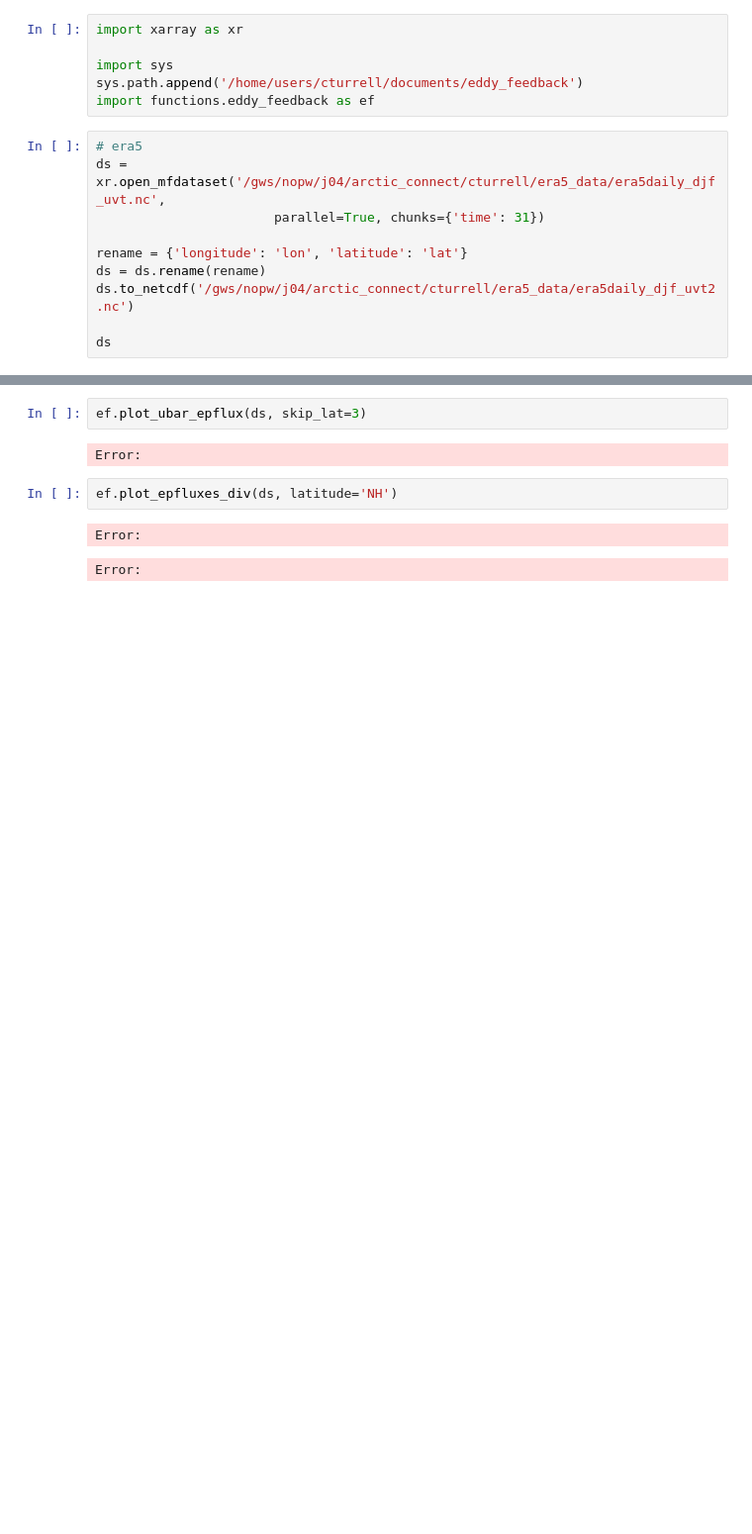
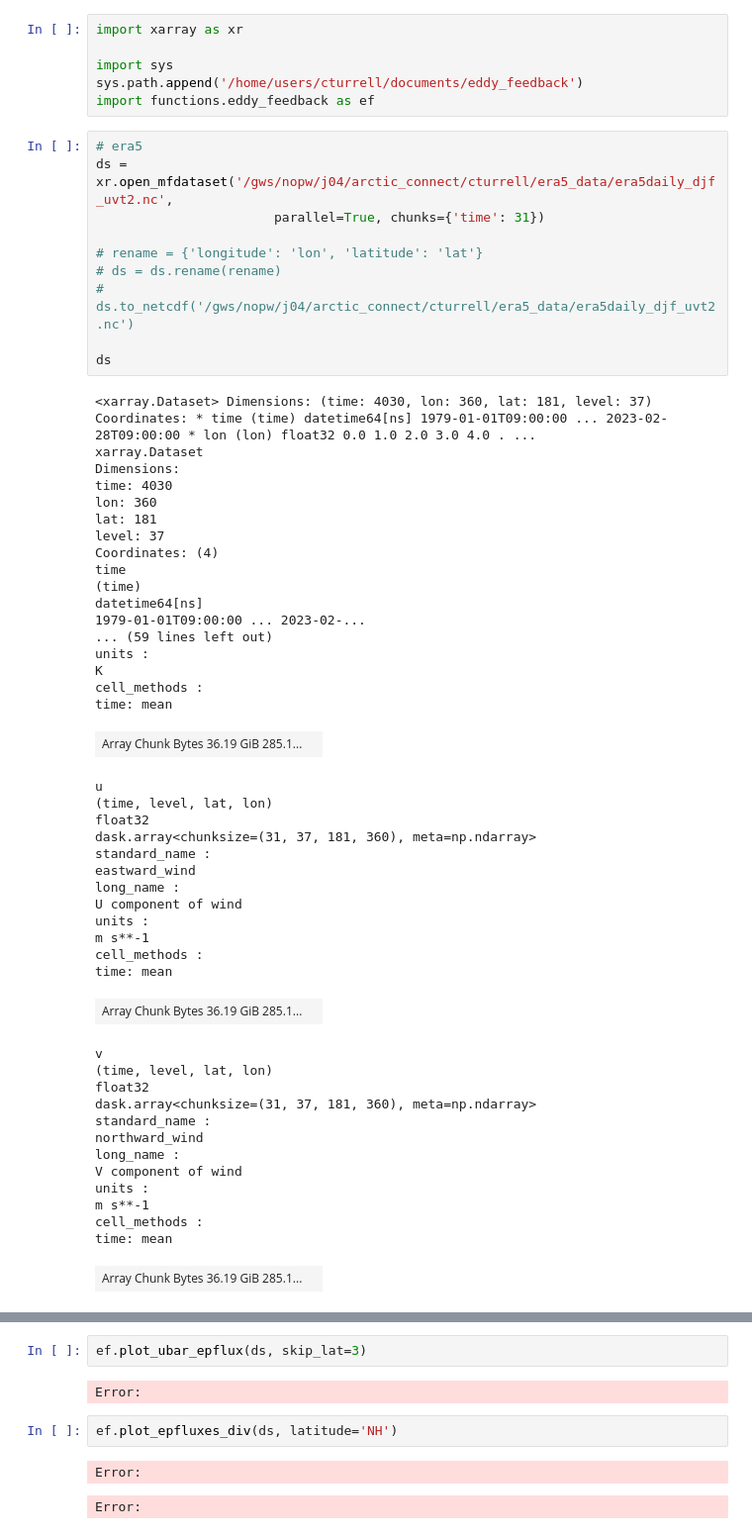
Before and after one commit to Caturrell/eddy_feedback, a Jupyter notebook: EPflux/era5.ipynb, the cells around one changed output, grey strips where cells are left out. Shown at 99% size. Saved outputs shown, nothing was run; the diff lists cells and outputs as text; blank space fills up the shorter version.

```diff
--- a/EPflux/era5.ipynb
+++ b/EPflux/era5.ipynb
@@ -6,11 +6,56 @@ sys.path.append('/home/users/cturrell/documents/eddy_feedback')
 import functions.eddy_feedback as ef
 # %%
 # era5
-ds = xr.open_mfdataset('/gws/nopw/j04/arctic_connect/cturrell/era5_data/era5daily_djf_uvt.nc',
+ds = xr.open_mfdataset('/gws/nopw/j04/arctic_connect/cturrell/era5_data/era5daily_djf_uvt2.nc',
                        parallel=True, chunks={'time': 31})
 
-rename = {'longitude': 'lon', 'latitude': 'lat'}
-ds = ds.rename(rename)
-ds.to_netcdf('/gws/nopw/j04/arctic_connect/cturrell/era5_data/era5daily_djf_uvt2.nc')
+# rename = {'longitude': 'lon', 'latitude': 'lat'}
+# ds = ds.rename(rename)
+# ds.to_netcdf('/gws/nopw/j04/arctic_connect/cturrell/era5_data/era5daily_djf_uvt2.nc')
 
 ds
+# %% [output]
+<xarray.Dataset> Dimensions: (time: 4030, lon: 360, lat: 181, level: 37) Coordinates: * time (time) datetime64[ns] 1979-01-01T09:00:00 ... 2023-02-28T09:00:00 * lon (lon) float32 0.0 1.0 2.0 3.0 4.0 . ...
+xarray.Dataset
+Dimensions:
+time: 4030
+lon: 360
+lat: 181
+level: 37
+Coordinates: (4)
+time
+(time)
+datetime64[ns]
+1979-01-01T09:00:00 ... 2023-02-...
+... (59 lines left out)
+units :
+K
+cell_methods :
+time: mean
+| Array Chunk Bytes 36.19 GiB 285.1... |  |
+u
+(time, level, lat, lon)
+float32
+dask.array<chunksize=(31, 37, 181, 360), meta=np.ndarray>
+standard_name :
+eastward_wind
+long_name :
+U component of wind
+units :
+m s**-1
+cell_methods :
+time: mean
+| Array Chunk Bytes 36.19 GiB 285.1... |  |
+v
+(time, level, lat, lon)
+float32
+dask.array<chunksize=(31, 37, 181, 360), meta=np.ndarray>
+standard_name :
+northward_wind
+long_name :
+V component of wind
+units :
+m s**-1
+cell_methods :
+time: mean
+| Array Chunk Bytes 36.19 GiB 285.1... |  |
```
Also changed, not shown: parts of 2 cells of this notebook, 2 other files.
